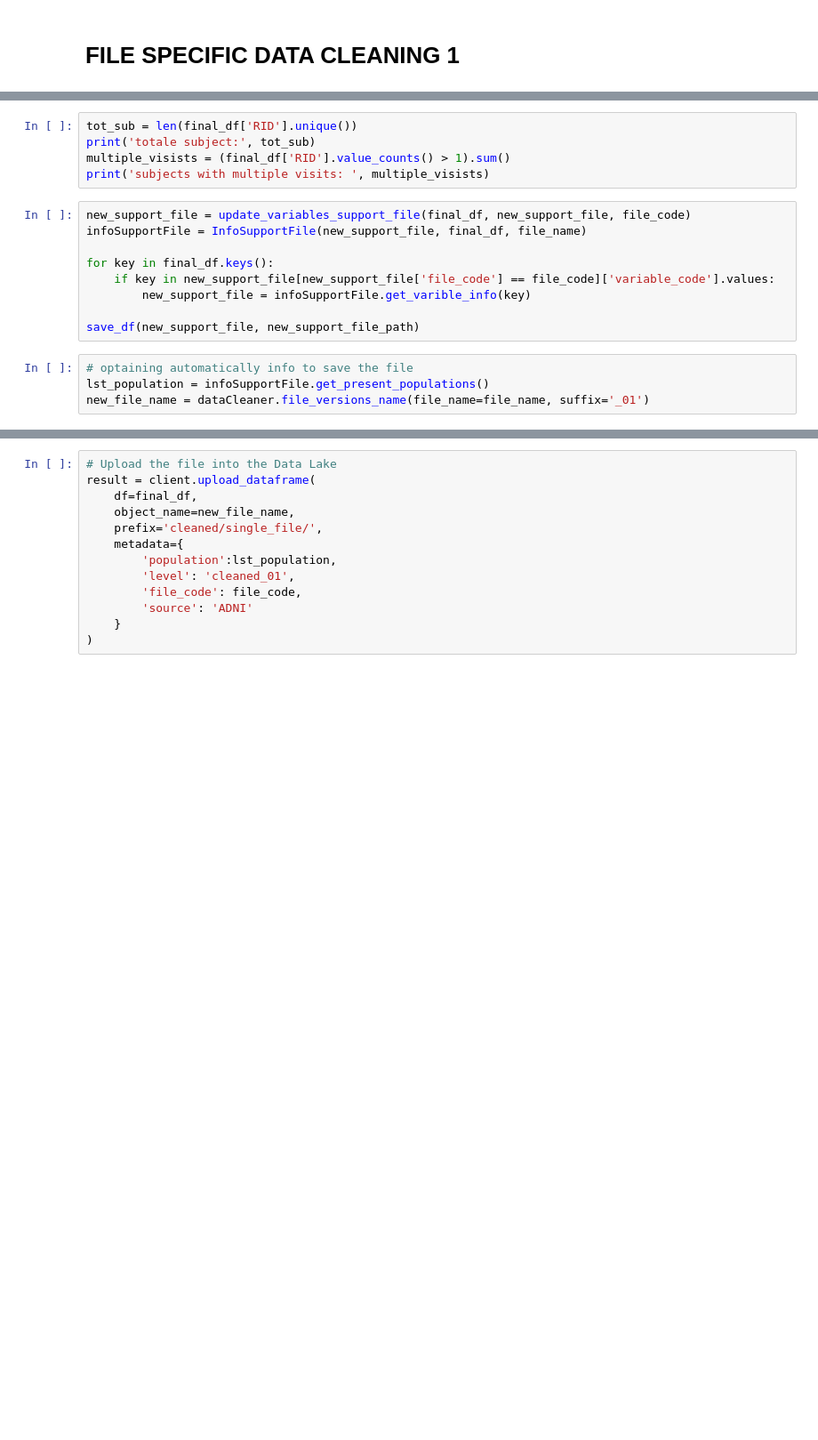
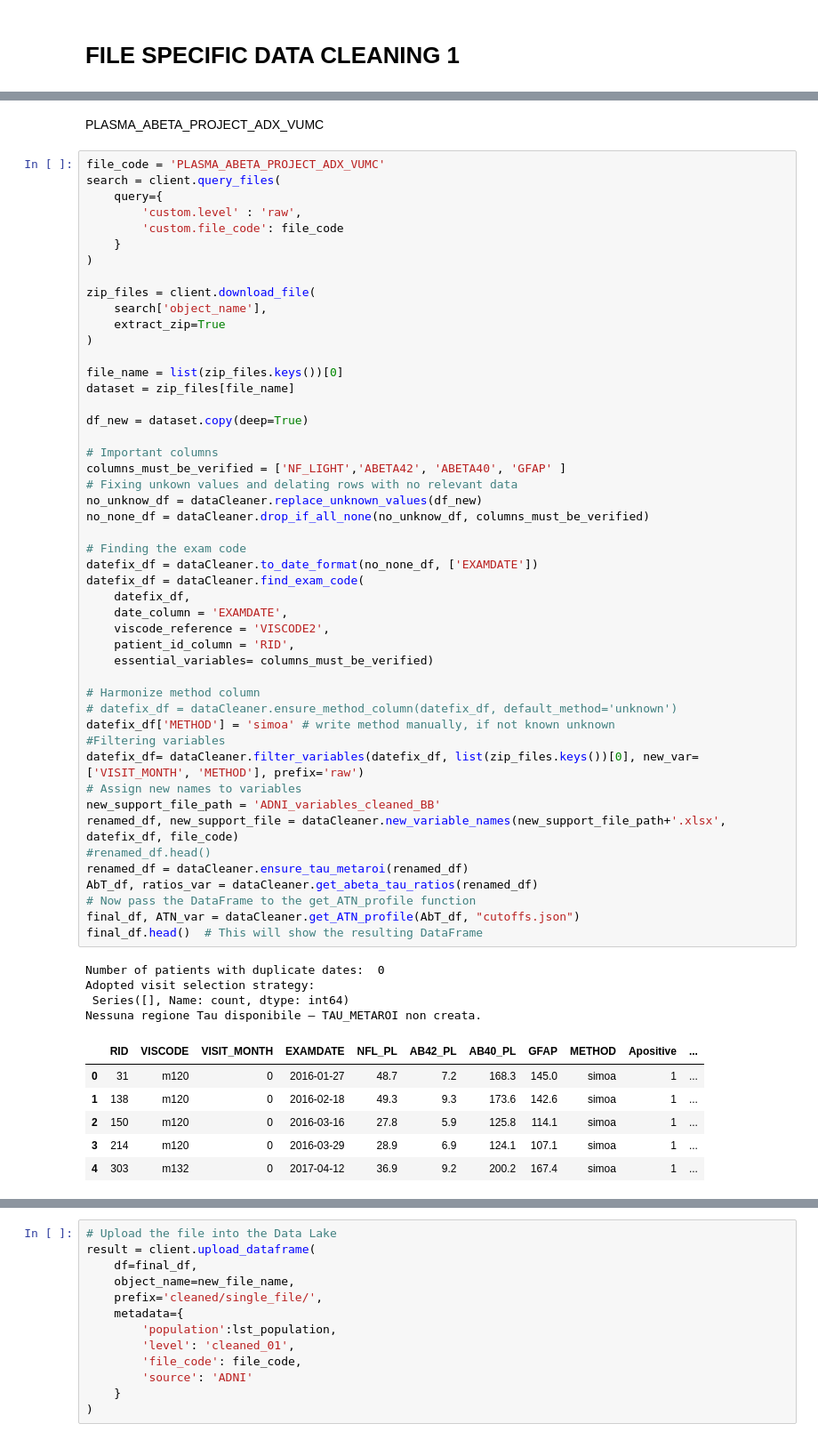
Before and after one commit to ifabfoundation/AIND, a Jupyter notebook: WP-2/Data_cleaning/adni_cleaning1.ipynb, the cells around one changed output, grey strips where cells are left out. Shown at 89% size. Drawn from its saved outputs; the diff is of its cells as text; blank space fills up the shorter version.

```diff
--- a/WP-2/Data_cleaning/adni_cleaning1.ipynb
+++ b/WP-2/Data_cleaning/adni_cleaning1.ipynb
@@ -146,18 +124,61 @@ final_df.head()
-# %%
-tot_sub = len(final_df['RID'].unique())
-print('totale subject:', tot_sub)
-multiple_visists = (final_df['RID'].value_counts() > 1).sum()
-print('subjects with multiple visits: ', multiple_visists)
-# %%
-new_support_file = update_variables_support_file(final_df, new_support_file, file_code)
-infoSupportFile = InfoSupportFile(new_support_file, final_df, file_name)
-
-for key in final_df.keys():
-    if key in new_support_file[new_support_file['file_code'] == file_code]['variable_code'].values:
-        new_support_file = infoSupportFile.get_varible_info(key)
-
-save_df(new_support_file, new_support_file_path)
-# %%
-# optaining automatically info to save the file
-lst_population = infoSupportFile.get_present_populations()
-new_file_name = dataCleaner.file_versions_name(file_name=file_name, suffix='_01')
+# %% [markdown]
+PLASMA_ABETA_PROJECT_ADX_VUMC
+# %%
+file_code = 'PLASMA_ABETA_PROJECT_ADX_VUMC'
+search = client.query_files(
+    query={
+        'custom.level' : 'raw',
+        'custom.file_code': file_code
+    }
+)
+
+zip_files = client.download_file(
+    search['object_name'],
+    extract_zip=True
+)
+
+file_name = list(zip_files.keys())[0]
+dataset = zip_files[file_name]
+
+df_new = dataset.copy(deep=True)
+
+# Important columns
+columns_must_be_verified = ['NF_LIGHT','ABETA42', 'ABETA40', 'GFAP' ]
+# Fixing unkown values and delating rows with no relevant data
+no_unknow_df = dataCleaner.replace_unknown_values(df_new)
+no_none_df = dataCleaner.drop_if_all_none(no_unknow_df, columns_must_be_verified)
+
+# Finding the exam code
+datefix_df = dataCleaner.to_date_format(no_none_df, ['EXAMDATE'])
+datefix_df = dataCleaner.find_exam_code(
+    datefix_df,
+    date_column = 'EXAMDATE',
+    viscode_reference = 'VISCODE2',
+    patient_id_column = 'RID',
+    essential_variables= columns_must_be_verified)
+
+# Harmonize method column
+# datefix_df = dataCleaner.ensure_method_column(datefix_df, default_method='unknown')
+datefix_df['METHOD'] = 'simoa' # write method manually, if not known unknown
+#Filtering variables
+datefix_df= dataCleaner.filter_variables(datefix_df, list(zip_files.keys())[0], new_var=['VISIT_MONTH', 'METHOD'], prefix='raw')
+# Assign new names to variables
+new_support_file_path = 'ADNI_variables_cleaned_BB'
+renamed_df, new_support_file = dataCleaner.new_variable_names(new_support_file_path+'.xlsx', datefix_df, file_code)
+#renamed_df.head()
+renamed_df = dataCleaner.ensure_tau_metaroi(renamed_df)
+AbT_df, ratios_var = dataCleaner.get_abeta_tau_ratios(renamed_df)
+# Now pass the DataFrame to the get_ATN_profile function
+final_df, ATN_var = dataCleaner.get_ATN_profile(AbT_df, "cutoffs.json")
+final_df.head()  # This will show the resulting DataFrame
+# %% [output]
+Number of patients with duplicate dates:  0
+Adopted visit selection strategy:
+ Series([], Name: count, dtype: int64)
+Nessuna regione Tau disponibile — TAU_METAROI non creata.
+|  | RID | VISCODE | VISIT_MONTH | EXAMDATE | NFL_PL | AB42_PL | AB40_PL | GFAP | METHOD | Apositive | ... |
+| 0 | 31 | m120 | 0 | 2016-01-27 | 48.7 | 7.2 | 168.3 | 145.0 | simoa | 1 | ... |
+| 1 | 138 | m120 | 0 | 2016-02-18 | 49.3 | 9.3 | 173.6 | 142.6 | simoa | 1 | ... |
+| 2 | 150 | m120 | 0 | 2016-03-16 | 27.8 | 5.9 | 125.8 | 114.1 | simoa | 1 | ... |
+| 3 | 214 | m120 | 0 | 2016-03-29 | 28.9 | 6.9 | 124.1 | 107.1 | simoa | 1 | ... |
+| 4 | 303 | m132 | 0 | 2017-04-12 | 36.9 | 9.2 | 200.2 | 167.4 | simoa | 1 | ... |
```
Also changed, not shown: parts of 253 cells of this notebook, 19 other files.
